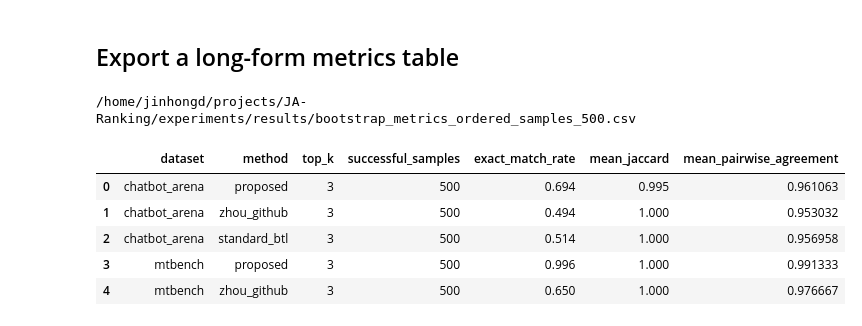
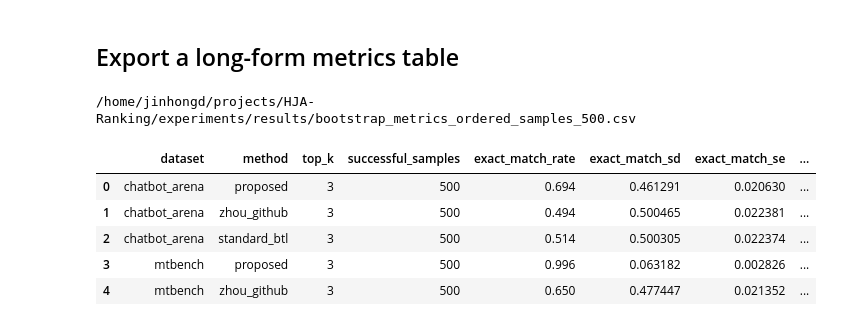
Before and after one commit to bobyu-2001/HJA-Ranking, a Jupyter notebook: analyze_bootstrap_summary.ipynb, the cells around one changed output. Cells and saved outputs as stored; diff of their text form; code cells hidden in the pictures.

```diff
--- a/analyze_bootstrap_summary.ipynb
+++ b/analyze_bootstrap_summary.ipynb
@@ -217,6 +240,7 @@ def plot_summary_bar(summaries, top_k, ordered_exact_match=ORDERED_EXACT_MATCH,
     fig, ax = plt.subplots(figsize=(12, 5))
     for offset, method_name in enumerate(METHOD_ORDER):
         values = []
+        errors = []
         for dataset_name in dataset_names:
             method_summary = summaries[dataset_name]["methods"][method_name]
             metrics = bootstrap_top_k_metrics(
@@ -225,14 +249,23 @@ def plot_summary_bar(summaries, top_k, ordered_exact_match=ORDERED_EXACT_MATCH,
                 ordered_exact_match=ordered_exact_match,
             )
             values.append(metrics["exact_match_rate"])
+            errors.append(metrics["exact_match_se"])
 
-        bars = ax.bar(x + (offset - 1) * width, values, width=width, label=METHOD_LABELS[method_name])
+        bars = ax.bar(
+            x + (offset - 1) * width,
+            values,
+            width=width,
+            yerr=errors,
+            capsize=4,
+            error_kw={"elinewidth": 1.2, "capthick": 1.2},
+            label=METHOD_LABELS[method_name],
+        )
         if annotate:
-            for bar, value in zip(bars, values):
+            for bar, value, error in zip(bars, values, errors):
                 if not math.isnan(value):
                     ax.text(
                         bar.get_x() + bar.get_width() / 2,
-                        min(value + 0.015, 0.995),
+                        min(value + (0.0 if math.isnan(error) else error) + 0.015, 0.995),
                         f"{value:.2f}",
                         ha="center",
                         va="bottom",
@@ -327,37 +360,43 @@ plot_rank_distribution(DATASET_NAME, METHOD_NAME)
 def export_metric_table(summaries, top_k_values=TOP_K_VALUES, ordered_exact_match=ORDERED_EXACT_MATCH):
     rows = []
     for top_k in top_k_values:
         for dataset_name, dataset_summary in summaries.items():
             for method_name in METHOD_ORDER:
                 metrics = bootstrap_top_k_metrics(
                     dataset_summary["methods"][method_name],
                     top_k=top_k,
                     ordered_exact_match=ordered_exact_match,
                 )
                 rows.append({
                     "dataset": dataset_name,
                     "method": method_name,
                     "top_k": top_k,
                     "successful_samples": metrics["successful_samples"],
                     "exact_match_rate": metrics["exact_match_rate"],
+                    "exact_match_sd": metrics["exact_match_sd"],
+                    "exact_match_se": metrics["exact_match_se"],
                     "mean_jaccard": metrics["mean_jaccard"],
+                    "jaccard_sd": metrics["jaccard_sd"],
+                    "jaccard_se": metrics["jaccard_se"],
                     "mean_pairwise_agreement": metrics["mean_pairwise_agreement"],
+                    "pairwise_agreement_sd": metrics["pairwise_agreement_sd"],
+                    "pairwise_agreement_se": metrics["pairwise_agreement_se"],
                 })
     df = pd.DataFrame(rows)
     label = "ordered" if ordered_exact_match else "unordered"
     output_path = RESULTS_DIR / f"bootstrap_metrics_{label}_samples_{int(BOOTSTRAP_SAMPLES)}.csv"
     df.to_csv(output_path, index=False)
     print(output_path)
     return df
 
 
 export_df = export_metric_table(summaries)
 export_df.head()
 # %% [output]
-/home/jinhongd/projects/JA-Ranking/experiments/results/bootstrap_metrics_ordered_samples_500.csv
+/home/jinhongd/projects/HJA-Ranking/experiments/results/bootstrap_metrics_ordered_samples_500.csv
-|  | dataset | method | top_k | successful_samples | exact_match_rate | mean_jaccard | mean_pairwise_agreement |
-| 0 | chatbot_arena | proposed | 3 | 500 | 0.694 | 0.995 | 0.961063 |
-| 1 | chatbot_arena | zhou_github | 3 | 500 | 0.494 | 1.000 | 0.953032 |
-| 2 | chatbot_arena | standard_btl | 3 | 500 | 0.514 | 1.000 | 0.956958 |
-| 3 | mtbench | proposed | 3 | 500 | 0.996 | 1.000 | 0.991333 |
-| 4 | mtbench | zhou_github | 3 | 500 | 0.650 | 1.000 | 0.976667 |
+|  | dataset | method | top_k | successful_samples | exact_match_rate | exact_match_sd | exact_match_se | ... |
+| 0 | chatbot_arena | proposed | 3 | 500 | 0.694 | 0.461291 | 0.020630 | ... |
+| 1 | chatbot_arena | zhou_github | 3 | 500 | 0.494 | 0.500465 | 0.022381 | ... |
+| 2 | chatbot_arena | standard_btl | 3 | 500 | 0.514 | 0.500305 | 0.022374 | ... |
+| 3 | mtbench | proposed | 3 | 500 | 0.996 | 0.063182 | 0.002826 | ... |
+| 4 | mtbench | zhou_github | 3 | 500 | 0.650 | 0.477447 | 0.021352 | ... |
```
Also changed, not shown: parts of 7 cells of this notebook, 8 other files.
